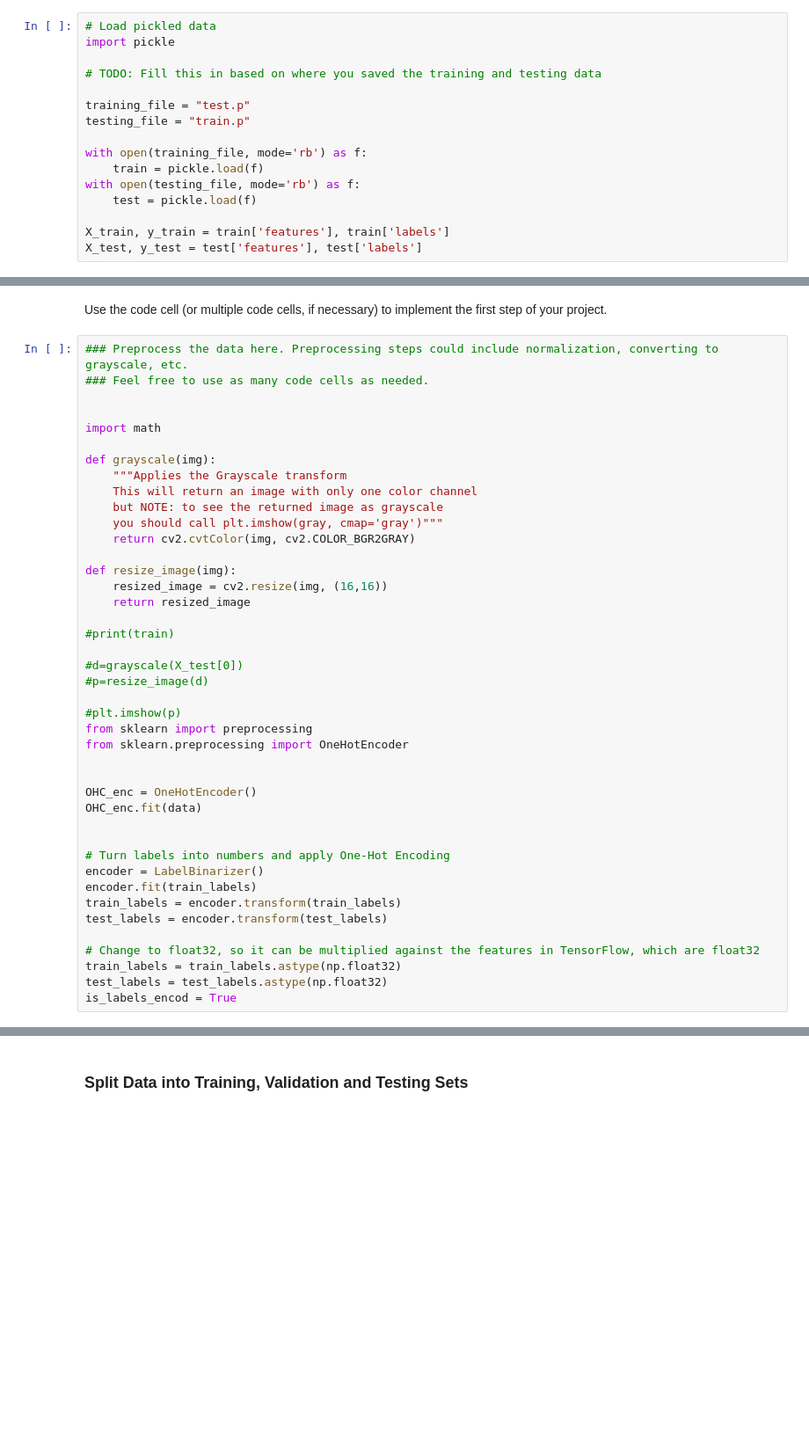
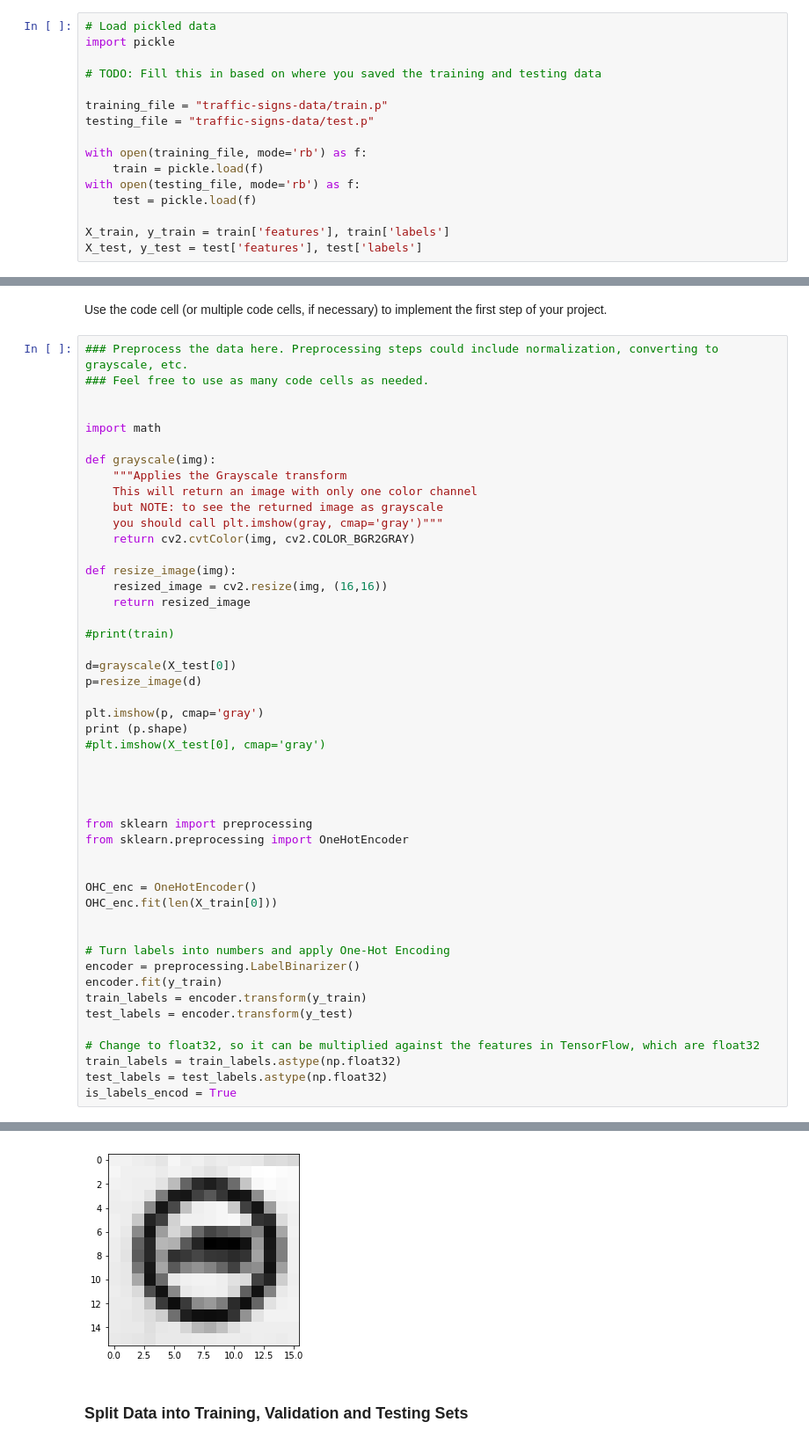
Before and after one commit to AnDaoLe/udacity-self-driving, a Jupyter notebook: CarND-Traffic-Sign-Classifier-Project/Traffic_Sign_Classifier.ipynb, the cells around one changed output, grey strips where cells are left out. Shown at 88% size. Saved outputs shown, nothing was run; the diff lists cells and outputs as text; blank space fills up the shorter version.

```diff
--- a/CarND-Traffic-Sign-Classifier-Project/Traffic_Sign_Classifier.ipynb
+++ b/CarND-Traffic-Sign-Classifier-Project/Traffic_Sign_Classifier.ipynb
@@ -36,8 +34,8 @@ import pickle
 
 # TODO: Fill this in based on where you saved the training and testing data
 
-training_file = "test.p"
-testing_file = "train.p"
+training_file = "traffic-signs-data/train.p"
+testing_file = "traffic-signs-data/test.p"
 
 with open(training_file, mode='rb') as f:
     train = pickle.load(f)
@@ -145,25 +169,32 @@ def resize_image(img):
 
 #print(train)
 
-#d=grayscale(X_test[0])
-#p=resize_image(d)
+d=grayscale(X_test[0])
+p=resize_image(d)
 
-#plt.imshow(p)
+plt.imshow(p, cmap='gray')
+print (p.shape)
+#plt.imshow(X_test[0], cmap='gray')
+
+
+
+
 from sklearn import preprocessing
 from sklearn.preprocessing import OneHotEncoder
 
 
 OHC_enc = OneHotEncoder()
-OHC_enc.fit(data)
+OHC_enc.fit(len(X_train[0]))
 
 
 # Turn labels into numbers and apply One-Hot Encoding
-encoder = LabelBinarizer()
-encoder.fit(train_labels)
-train_labels = encoder.transform(train_labels)
-test_labels = encoder.transform(test_labels)
+encoder = preprocessing.LabelBinarizer()
+encoder.fit(y_train)
+train_labels = encoder.transform(y_train)
+test_labels = encoder.transform(y_test)
 
 # Change to float32, so it can be multiplied against the features in TensorFlow, which are float32
 train_labels = train_labels.astype(np.float32)
 test_labels = test_labels.astype(np.float32)
 is_labels_encod = True
+# %% [output]
@@ -170,3 +202,4 @@ is_labels_encod = True
+[figure, added]
 # %% [markdown]
 ### Split Data into Training, Validation and Testing Sets
 # %%
```
Also changed, not shown: parts of 10 cells of this notebook.
